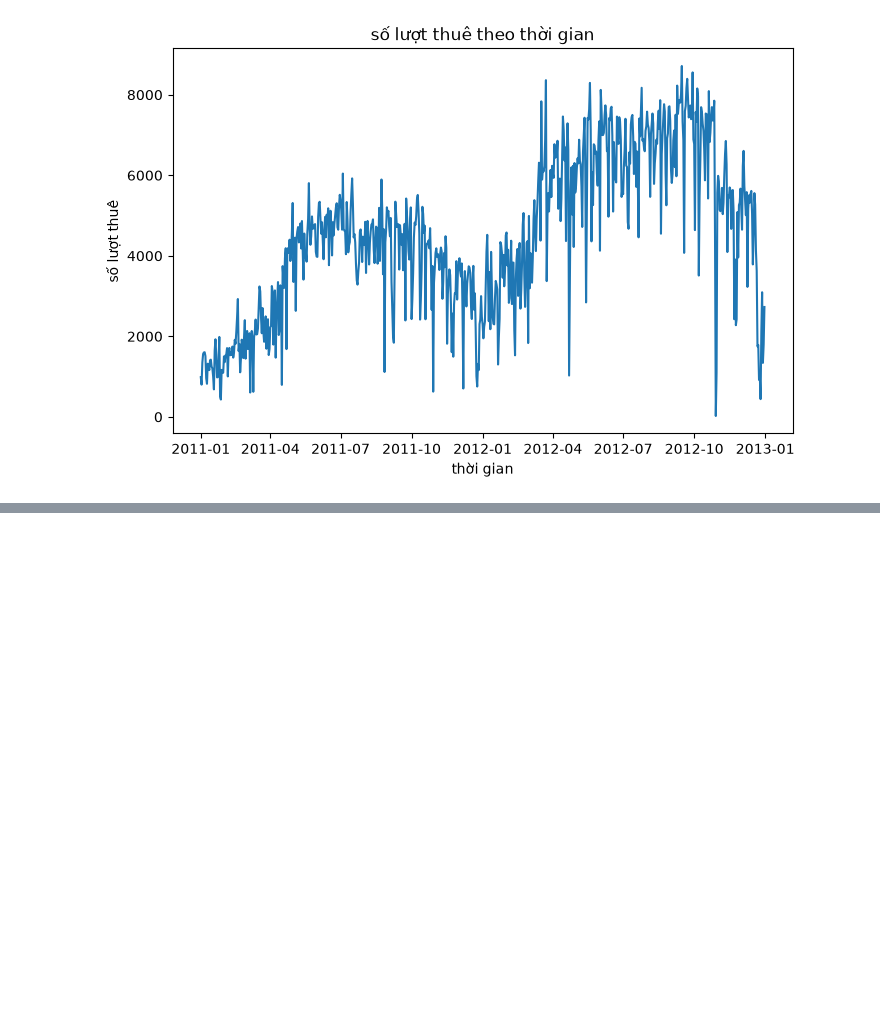
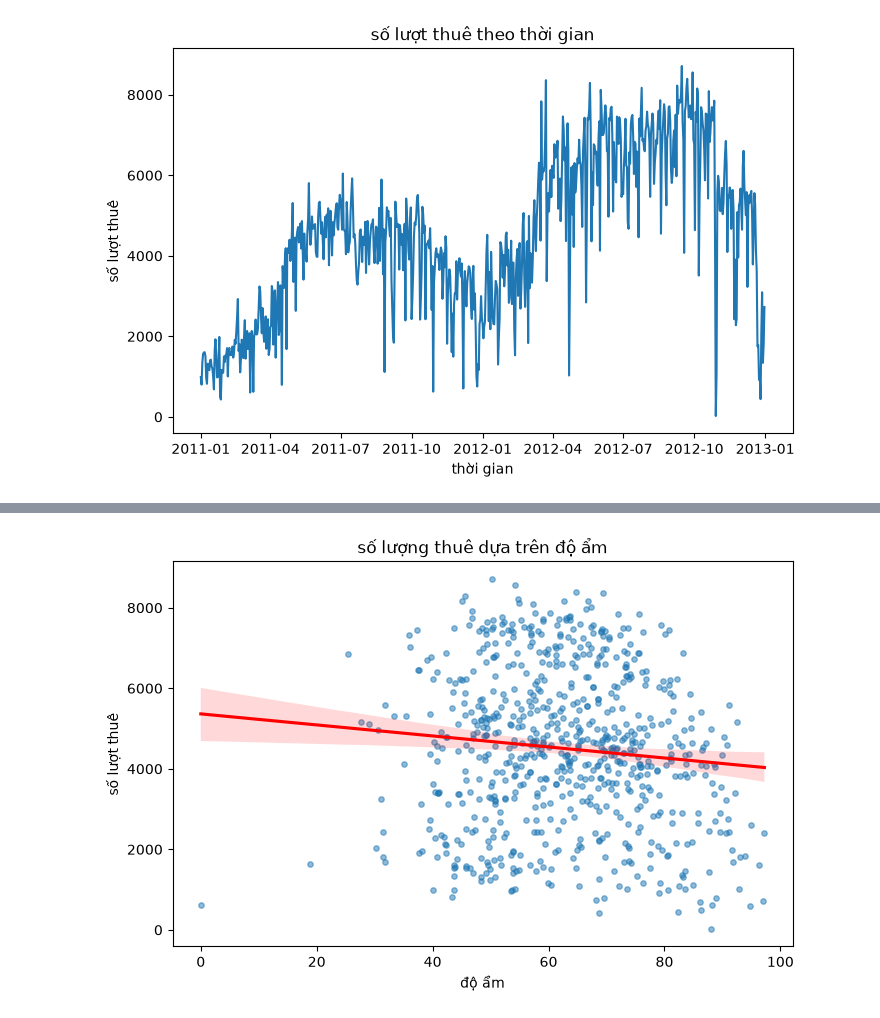
Before and after one commit to putindao/bike_sharing_forecast, a Jupyter notebook: notebook/EDA.ipynb, the cells around one changed output, grey strips where cells are left out. Saved outputs shown, nothing was run; the diff lists cells and outputs as text; code cells hidden in the pictures; blank space fills up the shorter version.

```diff
--- a/notebook/EDA.ipynb
+++ b/notebook/EDA.ipynb
@@ -235,0 +237,11 @@ plt.show()
+# %%
+ohno = daydf.copy()
+ohno['hum'] = ohno['hum'] * 100 # do độ ẩm bị chia 100 trong data set gốc
+plt.figure(figsize=(8,5))
+sns.regplot(data = ohno, x = 'hum', y = 'cnt', scatter_kws={"s": 15, "alpha": 0.5}, line_kws={"color": "red"})
+plt.title("số lượng thuê dựa trên độ ẩm")
+plt.xlabel("độ ẩm")
+plt.ylabel("số lượt thuê")
+plt.show()
+# %% [output]
+[figure, added]
```
Also changed, not shown: parts of 26 cells of this notebook.
